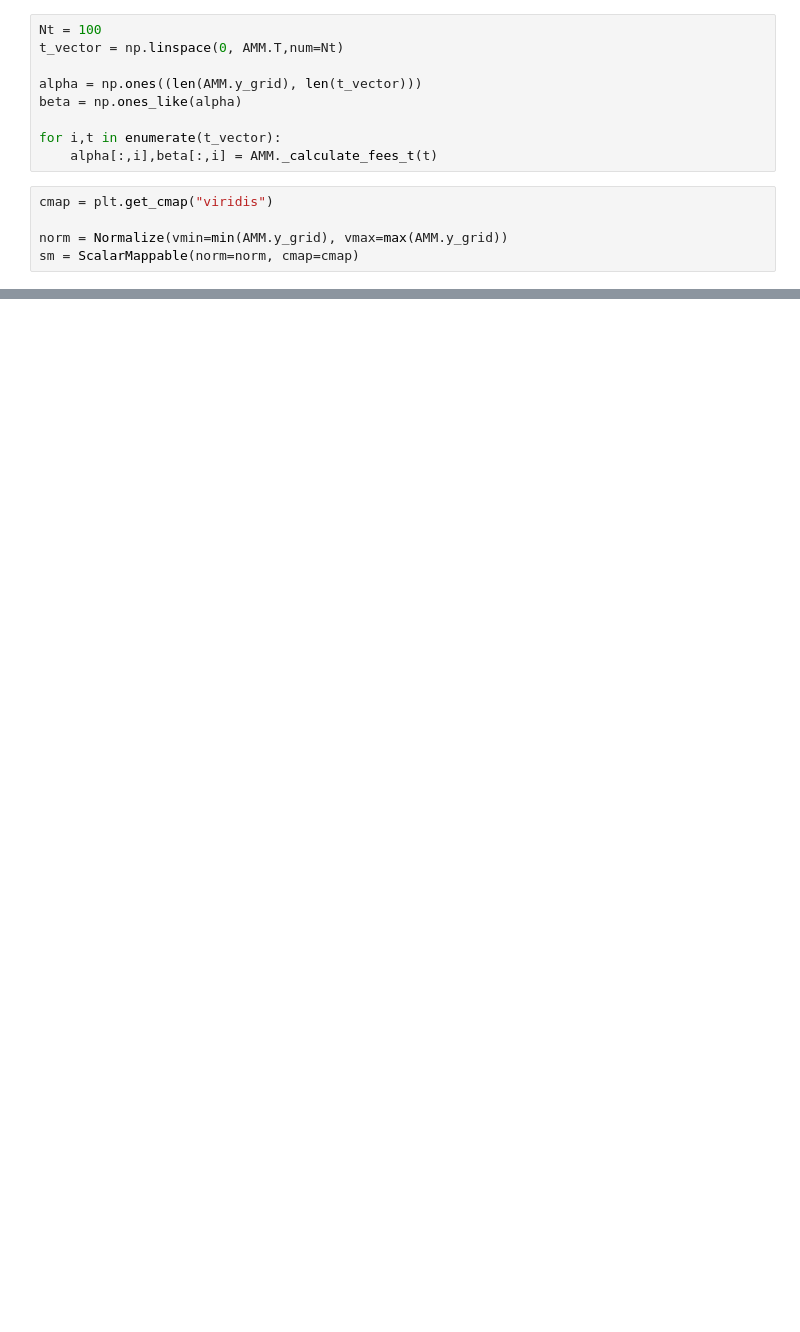
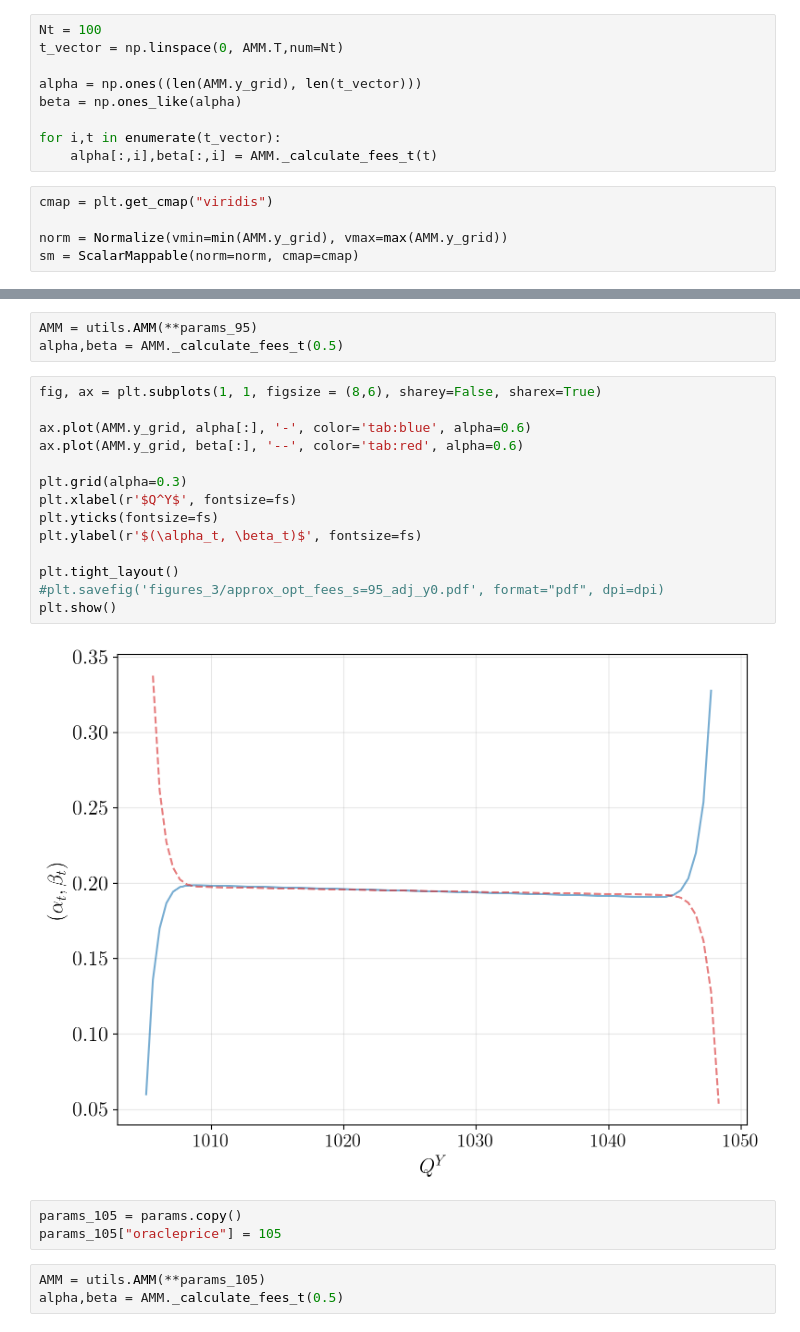
Before and after one commit to leonardobaggiani/amm-fees, a Jupyter notebook: simulationAMM.ipynb, the cells around one changed output, grey strips where cells are left out. Drawn from its saved outputs; the diff is of its cells as text; blank space fills up the shorter version.

```diff
--- a/simulationAMM.ipynb
+++ b/simulationAMM.ipynb
@@ -184,0 +194,25 @@ plt.show()
+# %%
+AMM = utils.AMM(**params_95)
+alpha,beta = AMM._calculate_fees_t(0.5)
+# %%
+fig, ax = plt.subplots(1, 1, figsize = (8,6), sharey=False, sharex=True)
+
+ax.plot(AMM.y_grid, alpha[:], '-', color='tab:blue', alpha=0.6)
+ax.plot(AMM.y_grid, beta[:], '--', color='tab:red', alpha=0.6)
+
+plt.grid(alpha=0.3)
+plt.xlabel(r'$Q^Y$', fontsize=fs)
+plt.yticks(fontsize=fs)
+plt.ylabel(r'$(\alpha_t, \beta_t)$', fontsize=fs)
+
+plt.tight_layout()
+#plt.savefig('figures_3/approx_opt_fees_s=95_adj_y0.pdf', format="pdf", dpi=dpi)
+plt.show()
+# %% [output]
+[figure, added]
+# %%
+params_105 = params.copy()
+params_105["oracleprice"] = 105
+# %%
+AMM = utils.AMM(**params_105)
+alpha,beta = AMM._calculate_fees_t(0.5)
```
Also changed, not shown: parts of 18 cells of this notebook, 14 other files.
